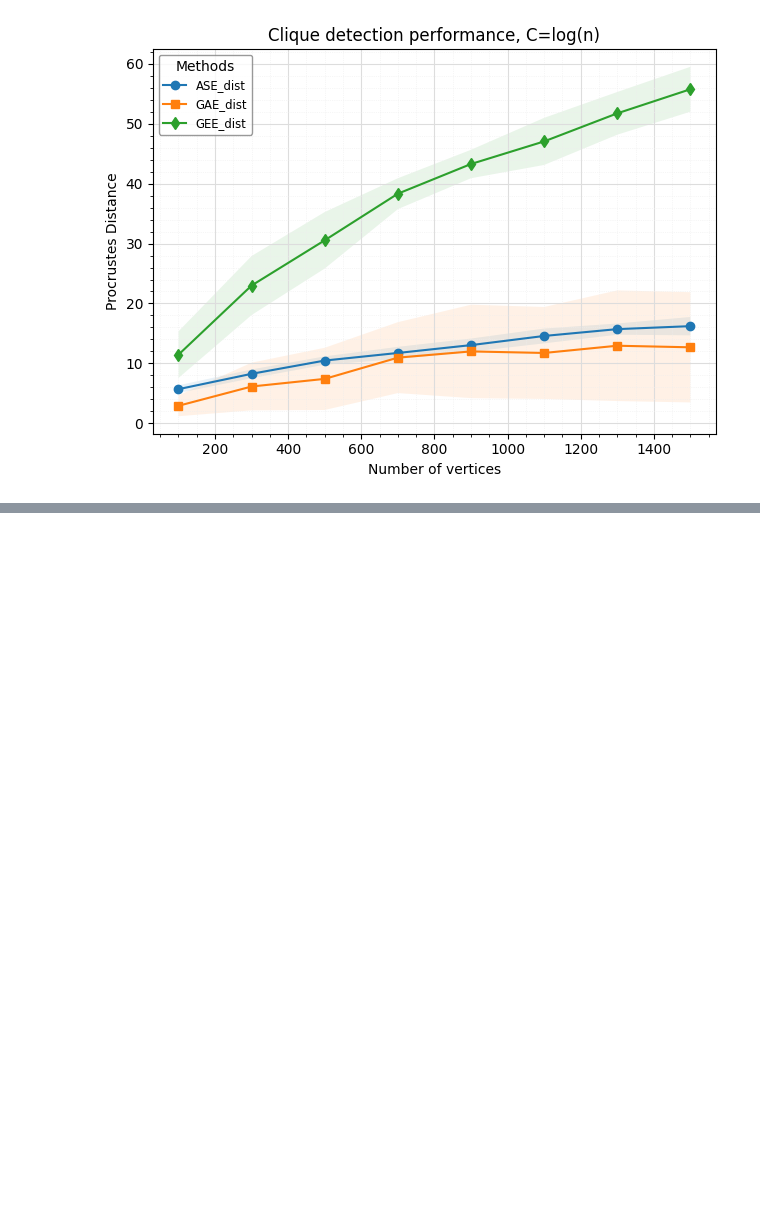
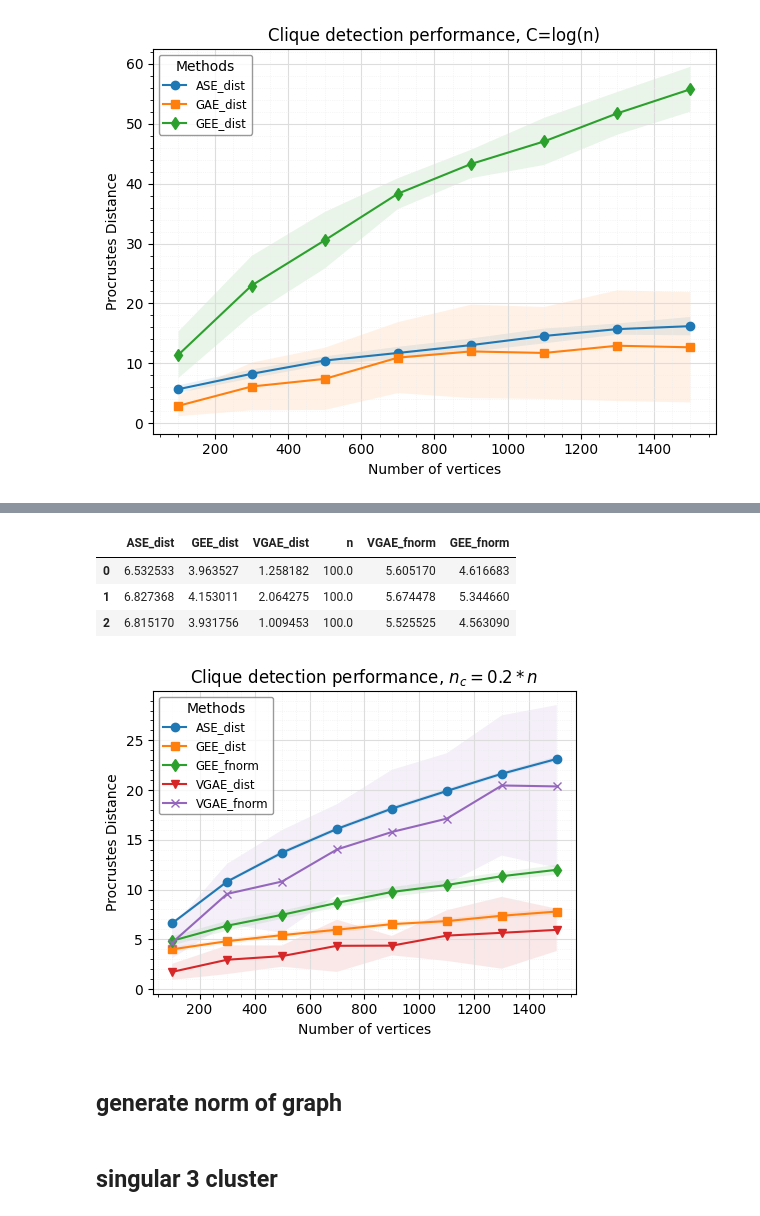
Before and after one commit to tong-qii/Clique_detection, a Jupyter notebook: GAE_test.ipynb, the cells around one changed output, grey strips where cells are left out. Cells and saved outputs as stored; diff of their text form; code cells hidden in the pictures; blank space fills up the shorter version.

```diff
--- a/GAE_test.ipynb
+++ b/GAE_test.ipynb
@@ -1164,0 +1208,67 @@ frame.set_edgecolor('grey')
+# %%
+# CAUTION
+# read dataset
+readdata = pd.read_csv ('./sim_data/new_sim/rdm_3rdpg_0.2*n1500.csv',sep=',',header = 0)
+
+#df = pd.DataFrame(data)
+#readdata.columns =['ASE_dist','GEE_dist','VGAE_dist','ASE_nml','GEE_nml','VGAE_nml','n','GAE_fnorm','GEE_fnorm']
+distdf = readdata[['ASE_dist','GEE_dist','VGAE_dist','n','VGAE_fnorm','GEE_fnorm']]
+meltdf = pd.melt(distdf, id_vars=['n'], var_name='variable', value_name='value')
+summary_functions = {'value': ['min', 'mean', 'max', 'std']}
+finaldf = meltdf.groupby(['n', 'variable']).agg(summary_functions)
+finaldf.columns = ['_'.join(col).strip() for col in finaldf.columns.values]
+finaldf.reset_index(inplace=True)
+
+# get sub-dataframe for the distance plot
+#distdf = readdata[['ASE_dist','GEE_dist','VGAE_dist']]
+distdf.head(3)
+# %% [output]
+|  | ASE_dist | GEE_dist | VGAE_dist | n | VGAE_fnorm | GEE_fnorm |
+| 0 | 6.532533 | 3.963527 | 1.258182 | 100.0 | 5.605170 | 4.616683 |
+| 1 | 6.827368 | 4.153011 | 2.064275 | 100.0 | 5.674478 | 5.344660 |
+| 2 | 6.815170 | 3.931756 | 1.009453 | 100.0 | 5.525525 | 4.563090 |
+# %%
+# CAUTION
+
+fig, ax = plt.subplots(figsize=(5, 4))
+#fig.patch.set_facecolor("#fafafa")
+#ax.set_facecolor("#fafafa")
+
+for item in [fig, ax]:
+    item.patch.set_visible(True)
+
+for variable, group in finaldf.groupby('variable'):
+    ax.plot(group['n'], group['value_mean'], label=variable)
+    ax.fill_between(group['n'], group['value_mean'] - group['value_std'],
+                    group['value_mean'] + group['value_std'], alpha=0.1)
+    ax.grid(True)
+    ax.grid(which='major', color='#DDDDDD', linewidth=0.8)
+    ax.grid(which='minor', color='#EEEEEE', linestyle=':', linewidth=0.5)
+    ax.minorticks_on()
+
+
+ax.set(xlabel='Number of vertices', ylabel='Procrustes Distance',
+       title='Clique detection performance, $n_c = 0.2*n$')#+cliquesize)
+# ax.set_facecolor("white")
+
+# set markers
+#markers = ['o', 's', 'd','v','x','8']
+markers = ['o', 's', 'd','v','x']
+for i, line in enumerate(ax.get_lines()):
+    line.set_marker(markers[i])
+
+#ax.legend(ax.get_lines(), finaldf.columns, loc='upper left', ncol=2)
+
+plt.tight_layout()
+
+legend = plt.legend(frameon = 1,loc = 2,title="Methods",fontsize='small',fancybox=True )
+frame = legend.get_frame()
+frame.set_facecolor('white')
+frame.set_edgecolor('grey')
+
+#plt.show()
+#plt.savefig('./plots/rdm_diri_3rdpglogn' + cliquesize + '.png')
+# %% [output]
+[figure, added]
+# %% [markdown]
+## generate norm of graph
@@ -1164,0 +1308,2 @@ frame.set_edgecolor('grey')
+# %% [markdown]
+## singular 3 cluster
```
Also changed, not shown: parts of 31 cells of this notebook.
